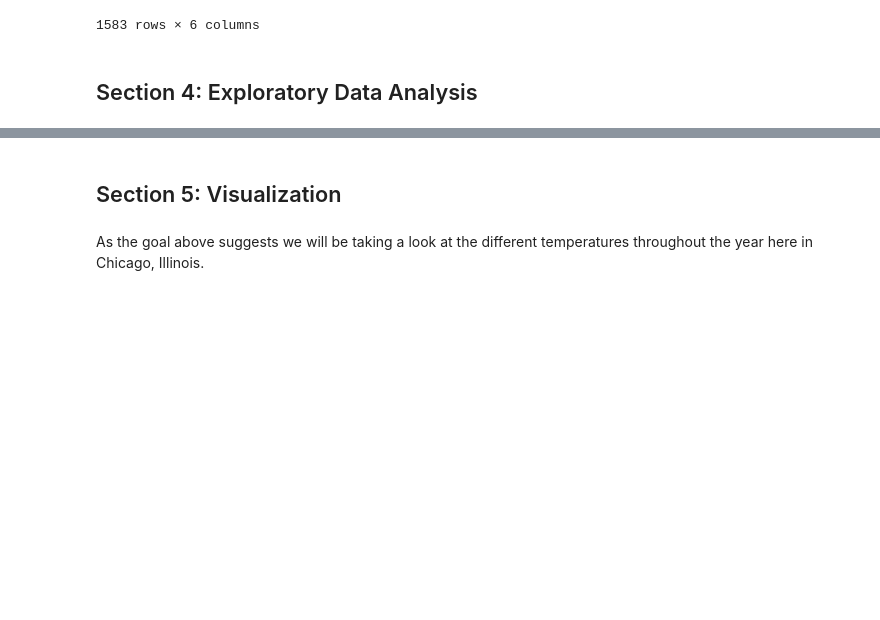
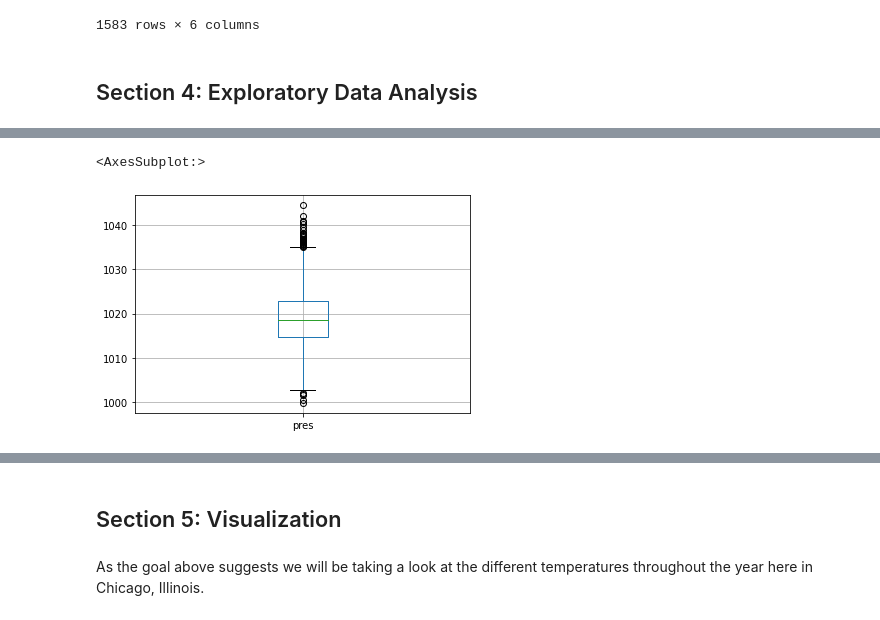
Before and after one commit to CS418/group-project-the-fast-the-curious, a Jupyter notebook: Project.ipynb, the cells around one changed output, grey strips where cells are left out. Saved outputs shown, nothing was run; the diff lists cells and outputs as text; code cells hidden in the pictures; blank space fills up the shorter version.

```diff
--- a/Project.ipynb
+++ b/Project.ipynb
@@ -119,0 +153,5 @@ df
+# %%
+df.boxplot(column=['pres'])
+# %% [output]
+<AxesSubplot:>
+[figure, added]
```
Also changed, not shown: parts of 10 cells of this notebook, 1 other file.
